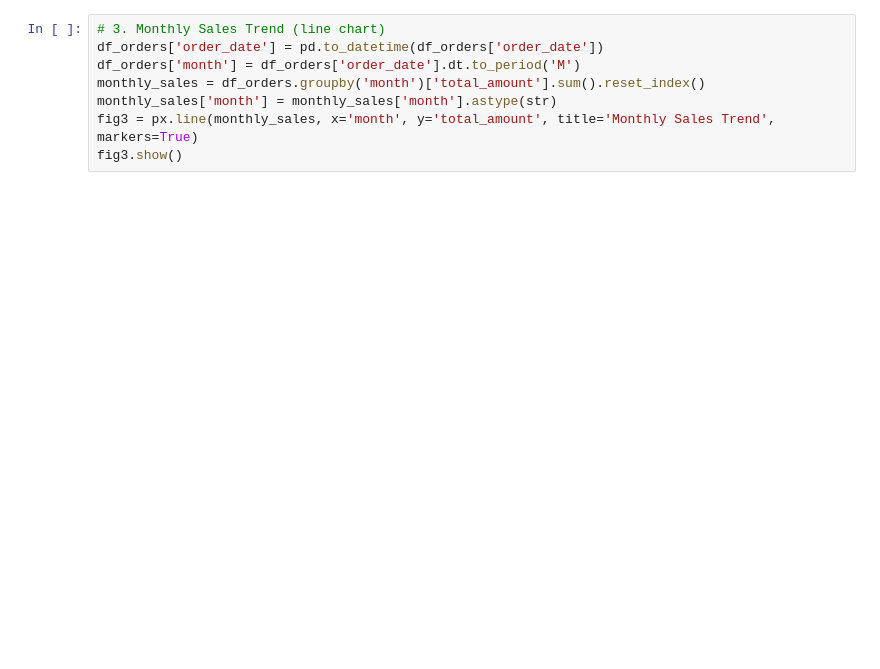
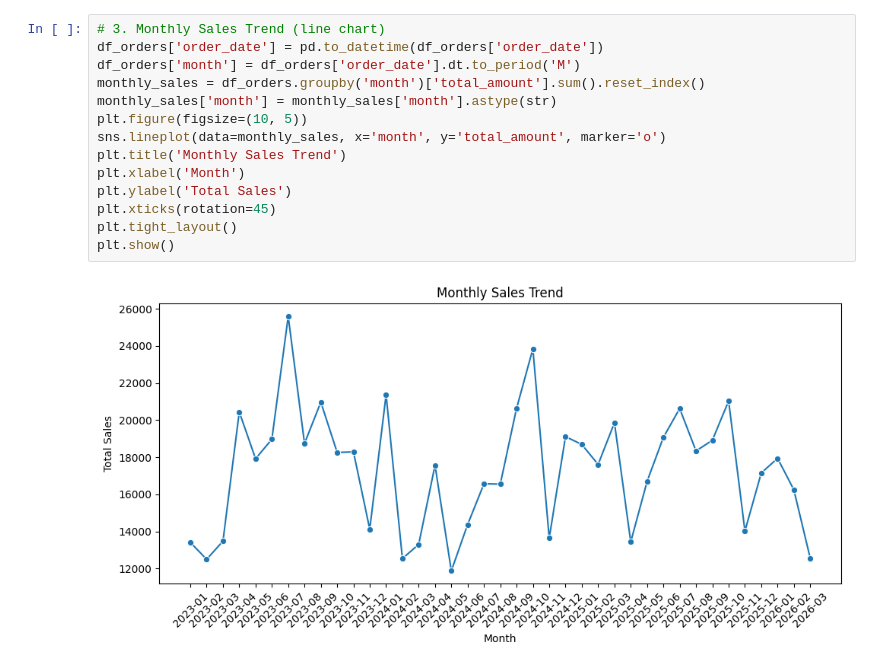
Before and after one commit to ewanritchie85/Notebook-data-refresher, a Jupyter notebook: notebooks/combined_notebook.ipynb, the cells around one changed output. Drawn from its saved outputs; the diff is of its cells as text; blank space fills up the shorter version.

```diff
--- a/notebooks/combined_notebook.ipynb
+++ b/notebooks/combined_notebook.ipynb
@@ -34,11 +71,19 @@ fig2.show()
 # %%
 # 3. Monthly Sales Trend (line chart)
 df_orders['order_date'] = pd.to_datetime(df_orders['order_date'])
 df_orders['month'] = df_orders['order_date'].dt.to_period('M')
 monthly_sales = df_orders.groupby('month')['total_amount'].sum().reset_index()
 monthly_sales['month'] = monthly_sales['month'].astype(str)
-fig3 = px.line(monthly_sales, x='month', y='total_amount', title='Monthly Sales Trend', markers=True)
-fig3.show()
+plt.figure(figsize=(10, 5))
+sns.lineplot(data=monthly_sales, x='month', y='total_amount', marker='o')
+plt.title('Monthly Sales Trend')
+plt.xlabel('Month')
+plt.ylabel('Total Sales')
+plt.xticks(rotation=45)
+plt.tight_layout()
+plt.show()
+# %% [output]
+[figure, added]
 # %%
 # 4. Top 10 Customers by Total Spend (bar chart)
 top_customers = df_orders.groupby('customer_id')['total_amount'].sum().reset_index()
```
Also changed, not shown: parts of 9 cells of this notebook, 4 other files.
